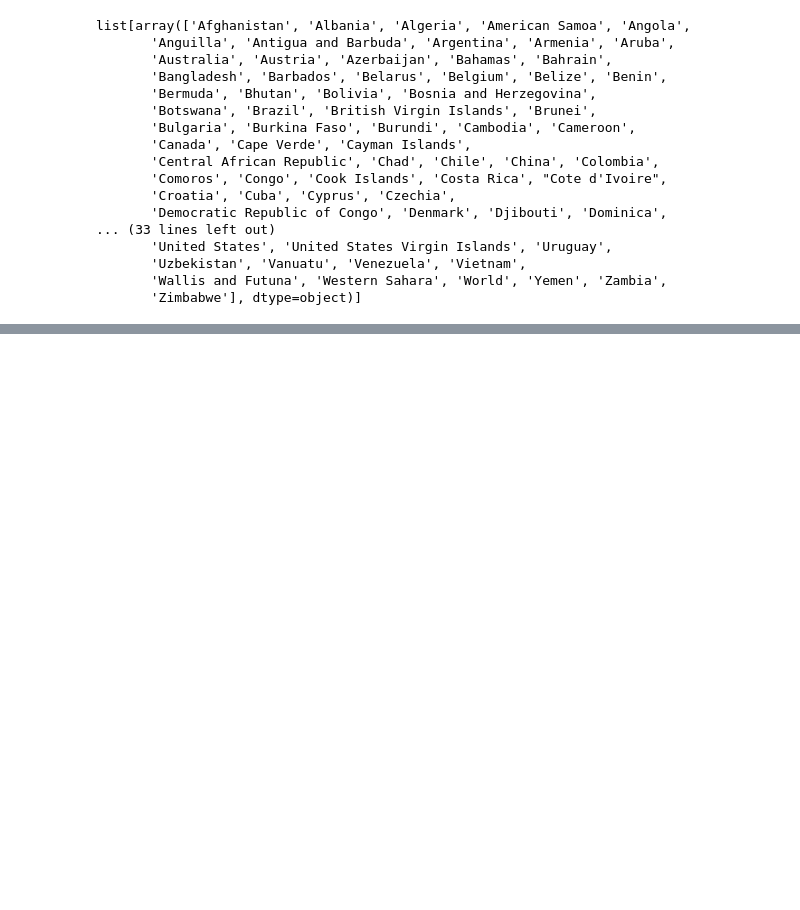
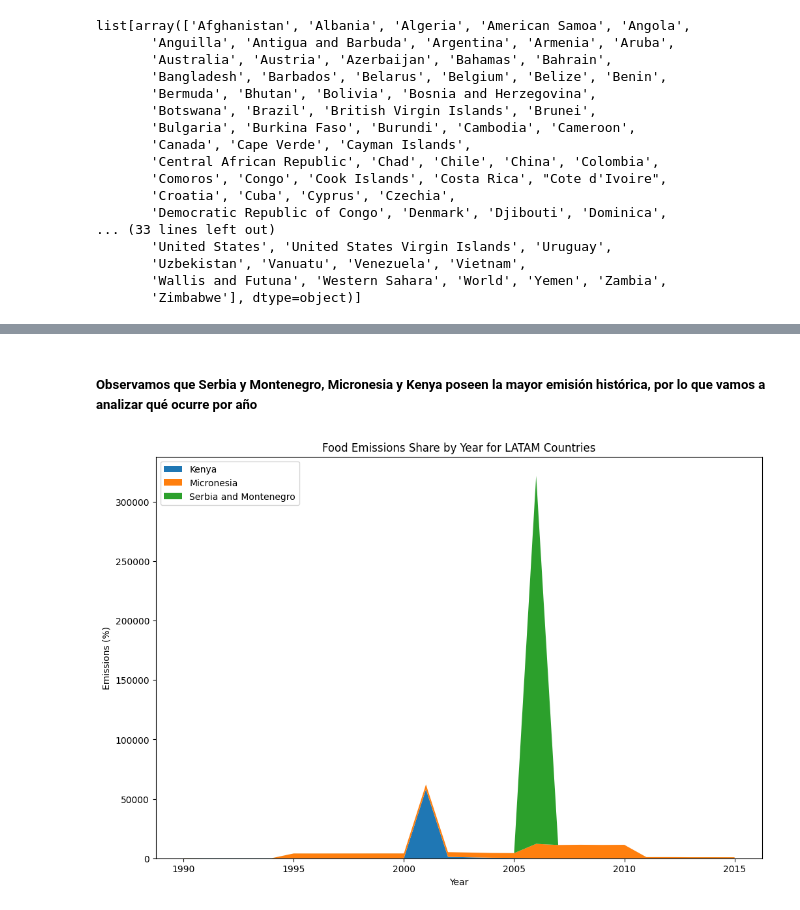
Before and after one commit to LPELCRACK896/DS_lab9, a Jupyter notebook: emissions.ipynb, the cells around one changed output, grey strips where cells are left out. Saved outputs shown, nothing was run; the diff lists cells and outputs as text; code cells hidden in the pictures; blank space fills up the shorter version.

```diff
--- a/emissions.ipynb
+++ b/emissions.ipynb
@@ -76,0 +107,7 @@ list[array(['Afghanistan', 'Albania', 'Algeria', 'American Samoa', 'Angola',
+# %% [markdown]
+##### Observamos que Serbia y Montenegro, Micronesia y Kenya poseen la mayor emisión histórica, por lo que vamos a analizar qué ocurre por año
+# %%
+plot_stacked_area_chart(df_filtered, 'Year', "Food's share of total emissions (incl. LULUFC)",
+                         'Food Emissions Share by Year for LATAM Countries', 'Year', 'Emissions (%)', ['Serbia and Montenegro', 'Micronesia', 'Kenya'])
+# %% [output]
+[figure, added]
```
Also changed, not shown: parts of 25 cells of this notebook, 1 other file.
